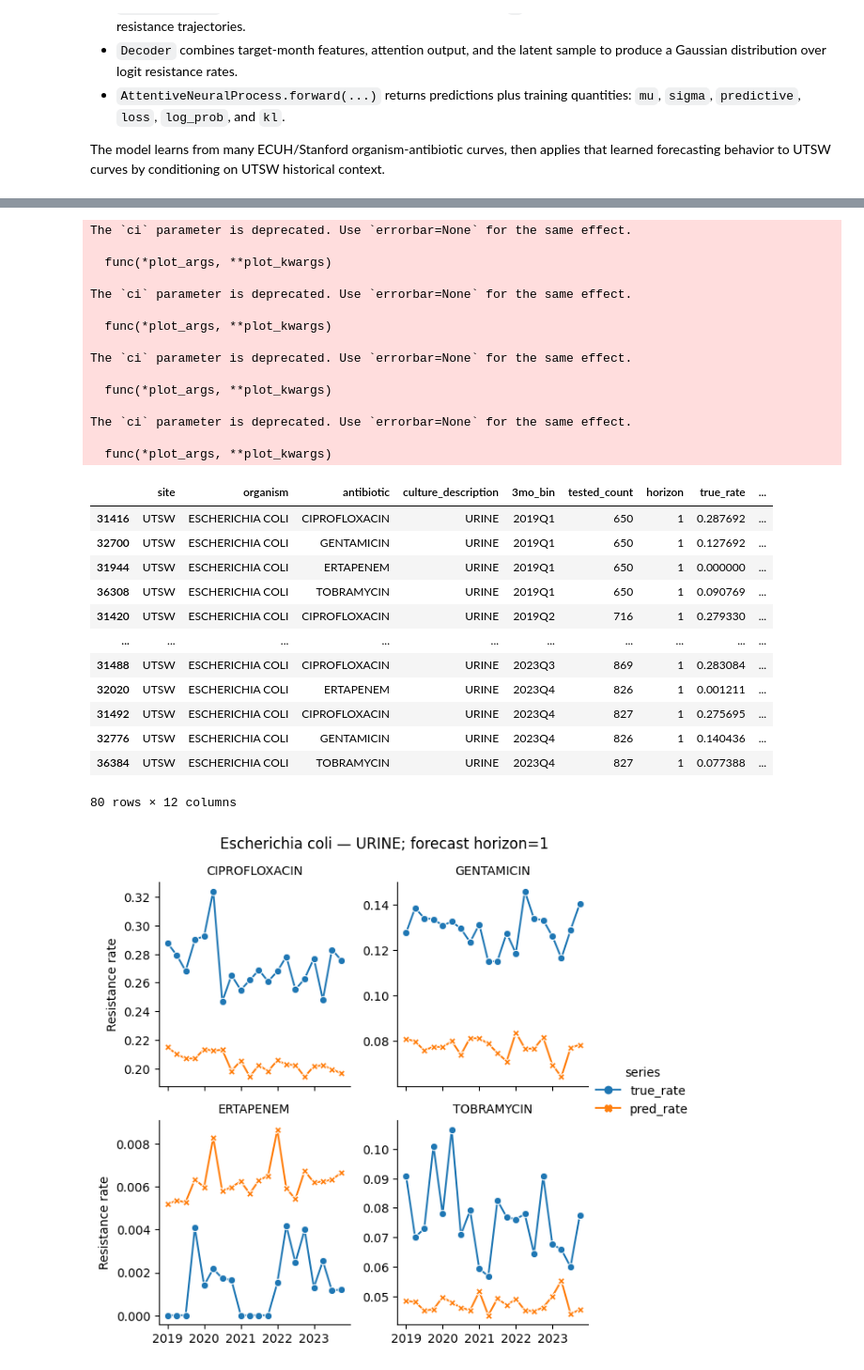
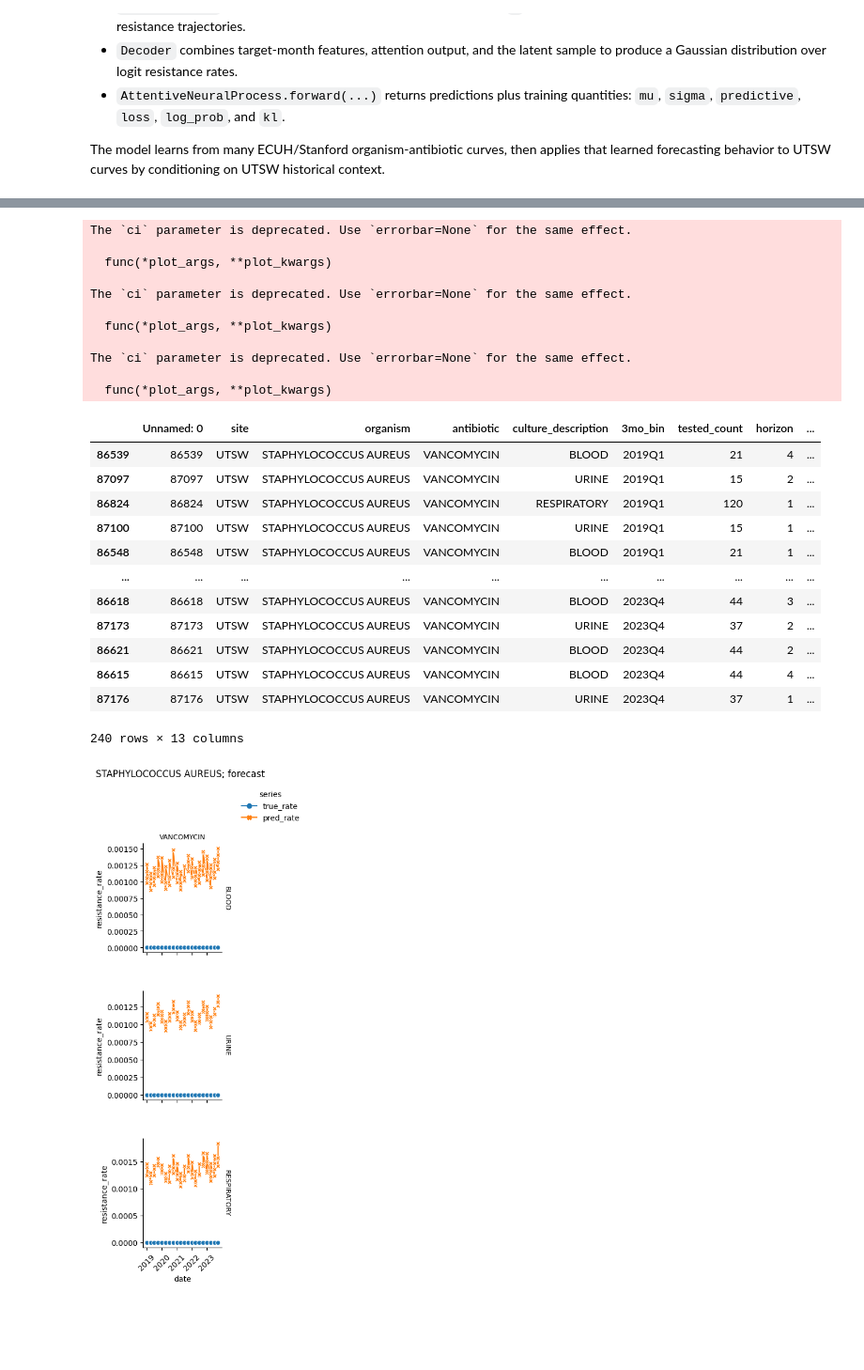
Before and after one commit to mcn3159/ANBB_resistance_rates, a Jupyter notebook: traintest_atp.ipynb, the cells around one changed output, grey strips where cells are left out. Shown at 94% size. Drawn from its saved outputs; the diff is of its cells as text; code cells hidden in the pictures; blank space fills up the shorter version.

```diff
--- a/traintest_atp.ipynb
+++ b/traintest_atp.ipynb
@@ -1720,0 +1608,4 @@ eval_df[
+# %%
+eval_df_path = "/content/drive/MyDrive/armd_datasets/eval_df_fixed_context4_auxcontext4.tsv"
+eval_df = pd.read_csv(eval_df_path,sep="\t")
+eval_df
@@ -1720,0 +1634,9 @@ eval_df[
+# %%
+eval_df['month_start'] = pd.to_datetime(eval_df['3mo_bin'])
+grps = eval_df.groupby(['organism','antibiotic','3mo_bin','month_start'],as_index=False)[['pred_rate','true_rate']].mean() # ignore culture desc for now
+
+# below asks, what's the abs error if we just use the before rate?
+beforerate_errors = grps.sort_values(by='month_start').set_index('month_start').groupby(['organism','antibiotic']).apply(lambda x: x['true_rate'].iloc[1:] - x.shift(1)['true_rate'].dropna()).reset_index()
+beforerate_errors.rename(columns={'true_rate':'abs_error'},inplace=True)
+beforerate_errors['abs_error'] = np.abs(beforerate_errors['abs_error'])
+beforerate_errors
@@ -1720,0 +1678,5 @@ eval_df[
+# %%
+fig,ax = plt.subplots(figsize=(6,10))
+sns.barplot(maes.sort_values(by='abs_error'),x='abs_error',y='organism',hue='model',ax=ax,palette=['darkblue','darkorange'])
+ax.axvline(x=maes[maes['model']=='ANB_error']['abs_error'].mean(),c='darkorange')
+ax.axvline(x=maes[maes['model']=='prev_rate_error']['abs_error'].mean(),c='darkblue')
@@ -1831,40 +1852,35 @@ def plot_organism_forecast(
 # %%
 plot_organism_forecast(
-    organism="Escherichia coli",
+    organism="STAPHYLOCOCCUS AUREUS",
     start="2019-01-01",
     end="2023-12-31",
     # context_len=8,
-    n_antibiotics=4,
-    horizon=1,
-
+    antibiotics_to_plt=['VANCOMYCIN','PENICILLIN','AMPICILLIN'],
+    # horizon=1
 )
 # %% [output]
 The `ci` parameter is deprecated. Use `errorbar=None` for the same effect.
 
   func(*plot_args, **plot_kwargs)
 
 The `ci` parameter is deprecated. Use `errorbar=None` for the same effect.
 
   func(*plot_args, **plot_kwargs)
 
 The `ci` parameter is deprecated. Use `errorbar=None` for the same effect.
 
   func(*plot_args, **plot_kwargs)
-
-The `ci` parameter is deprecated. Use `errorbar=None` for the same effect.
-
-  func(*plot_args, **plot_kwargs)
-|  | site | organism | antibiotic | culture_description | 3mo_bin | tested_count | horizon | true_rate | ... |
-| 31416 | UTSW | ESCHERICHIA COLI | CIPROFLOXACIN | URINE | 2019Q1 | 650 | 1 | 0.287692 | ... |
-| 32700 | UTSW | ESCHERICHIA COLI | GENTAMICIN | URINE | 2019Q1 | 650 | 1 | 0.127692 | ... |
-| 31944 | UTSW | ESCHERICHIA COLI | ERTAPENEM | URINE | 2019Q1 | 650 | 1 | 0.000000 | ... |
-| 36308 | UTSW | ESCHERICHIA COLI | TOBRAMYCIN | URINE | 2019Q1 | 650 | 1 | 0.090769 | ... |
-| 31420 | UTSW | ESCHERICHIA COLI | CIPROFLOXACIN | URINE | 2019Q2 | 716 | 1 | 0.279330 | ... |
+|  | Unnamed: 0 | site | organism | antibiotic | culture_description | 3mo_bin | tested_count | horizon | ... |
+| 86539 | 86539 | UTSW | STAPHYLOCOCCUS AUREUS | VANCOMYCIN | BLOOD | 2019Q1 | 21 | 4 | ... |
+| 87097 | 87097 | UTSW | STAPHYLOCOCCUS AUREUS | VANCOMYCIN | URINE | 2019Q1 | 15 | 2 | ... |
+| 86824 | 86824 | UTSW | STAPHYLOCOCCUS AUREUS | VANCOMYCIN | RESPIRATORY | 2019Q1 | 120 | 1 | ... |
+| 87100 | 87100 | UTSW | STAPHYLOCOCCUS AUREUS | VANCOMYCIN | URINE | 2019Q1 | 15 | 1 | ... |
+| 86548 | 86548 | UTSW | STAPHYLOCOCCUS AUREUS | VANCOMYCIN | BLOOD | 2019Q1 | 21 | 1 | ... |
 | ... | ... | ... | ... | ... | ... | ... | ... | ... | ... |
-| 31488 | UTSW | ESCHERICHIA COLI | CIPROFLOXACIN | URINE | 2023Q3 | 869 | 1 | 0.283084 | ... |
-| 32020 | UTSW | ESCHERICHIA COLI | ERTAPENEM | URINE | 2023Q4 | 826 | 1 | 0.001211 | ... |
-| 31492 | UTSW | ESCHERICHIA COLI | CIPROFLOXACIN | URINE | 2023Q4 | 827 | 1 | 0.275695 | ... |
-| 32776 | UTSW | ESCHERICHIA COLI | GENTAMICIN | URINE | 2023Q4 | 826 | 1 | 0.140436 | ... |
-| 36384 | UTSW | ESCHERICHIA COLI | TOBRAMYCIN | URINE | 2023Q4 | 827 | 1 | 0.077388 | ... |
+| 86618 | 86618 | UTSW | STAPHYLOCOCCUS AUREUS | VANCOMYCIN | BLOOD | 2023Q4 | 44 | 3 | ... |
+| 87173 | 87173 | UTSW | STAPHYLOCOCCUS AUREUS | VANCOMYCIN | URINE | 2023Q4 | 37 | 2 | ... |
+| 86621 | 86621 | UTSW | STAPHYLOCOCCUS AUREUS | VANCOMYCIN | BLOOD | 2023Q4 | 44 | 2 | ... |
+| 86615 | 86615 | UTSW | STAPHYLOCOCCUS AUREUS | VANCOMYCIN | BLOOD | 2023Q4 | 44 | 4 | ... |
+| 87176 | 87176 | UTSW | STAPHYLOCOCCUS AUREUS | VANCOMYCIN | URINE | 2023Q4 | 37 | 1 | ... |
-80 rows × 12 columns
+240 rows × 13 columns
-[figure, old version]
+[figure, new version]
```
Also changed, not shown: parts of 51 cells of this notebook.
